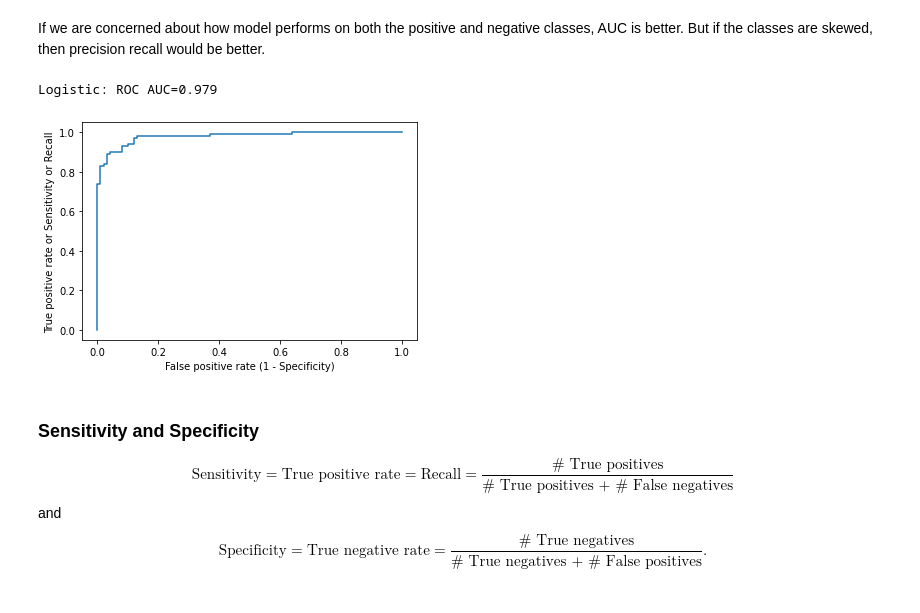
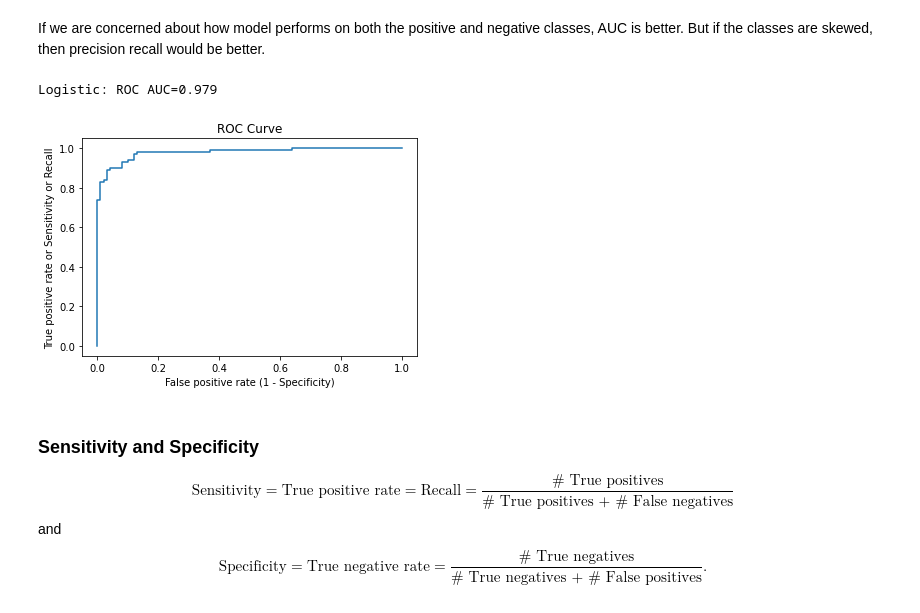
Before and after one commit to lakshmi2688/lakshmi2688.github.io, a Jupyter notebook: assets/classification/Binary Classification.ipynb, the cells around one changed output. Saved outputs shown, nothing was run; the diff lists cells and outputs as text; code cells hidden in the pictures.

```diff
--- a/assets/classification/Binary Classification.ipynb
+++ b/assets/classification/Binary Classification.ipynb
@@ -248,23 +249,24 @@ If we are concerned about how model performs on both the positive and negative c
 # %%
 # We can plot a curve of precision and recall values as we change the threshold for what we
 # use to assign an image to the toucan class vs. the non-toucan (hornbill) clas
 test_probs = clf_lr.predict_proba(X_test)
 
 # calculate and summarize scores
 lr_test_auc_score = roc_auc_score(y_test, test_probs[:, 1])
 print('Logistic: ROC AUC=%.3f' % (lr_test_auc_score))
 
 # get fpr,tpr and threshold
 fpr, tpr, thresholds = roc_curve(y_test, test_probs[:, 1])
 
 plt.plot(fpr, tpr)
+plt.title("ROC Curve")
 plt.xlabel('False positive rate (1 - Specificity)')
 plt.ylabel('True positive rate or Sensitivity or Recall')
 plt.savefig('C:/Users/Lakshmi/Desktop/UW DataScience application/558 ML/Week 3/roc_curve.jpg');
 plt.show()
 # %% [output]
 Logistic: ROC AUC=0.979
-[figure, old version]
+[figure, new version]
 # %% [markdown]
 <h3>Sensitivity and Specificity</h3>
 
```
Also changed, not shown: parts of 5 cells of this notebook, 5 other files.
